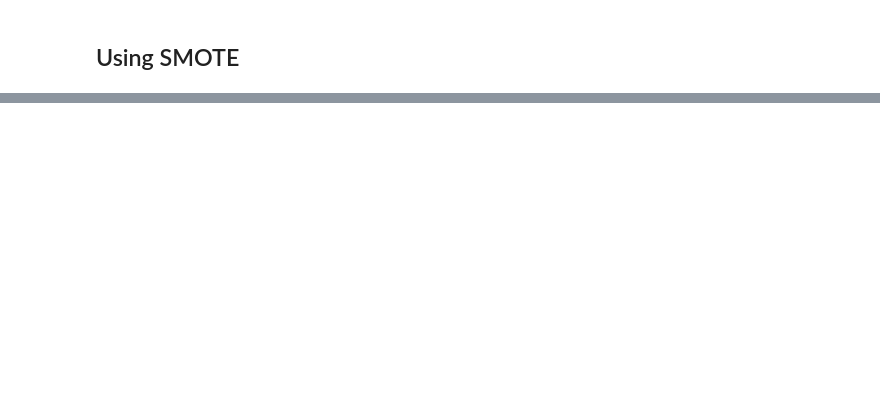
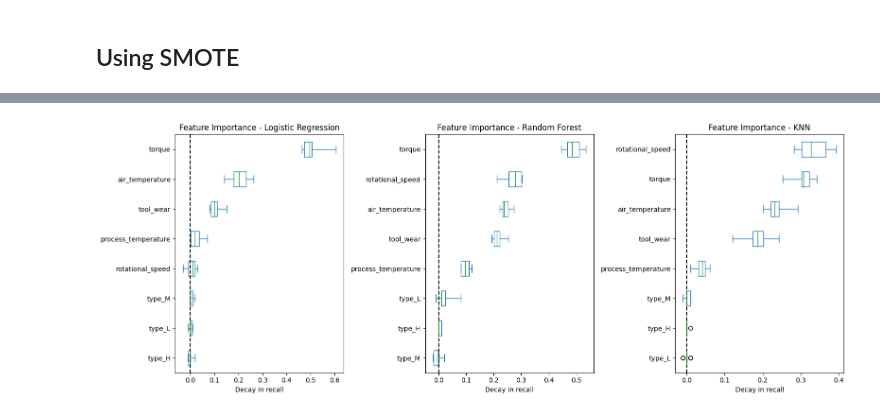
Before and after one commit to vitorccmanso/Predictive-Maintenance, a Jupyter notebook: Notebooks/Model Training.ipynb, the cells around one changed output, grey strips where cells are left out. Drawn from its saved outputs; the diff is of its cells as text; code cells hidden in the pictures; blank space fills up the shorter version.

```diff
--- a/Notebooks/Model Training.ipynb
+++ b/Notebooks/Model Training.ipynb
@@ -81,0 +118,4 @@ Created version '2' of model 'KNN - Original_Features'.
+# %%
+plot_feature_importance(y_test_original, X_test_original, model_report_original_smote, "recall", 1, 3)
+# %% [output]
+[figure, added]
```
Also changed, not shown: parts of 49 cells of this notebook, 1 other file.
